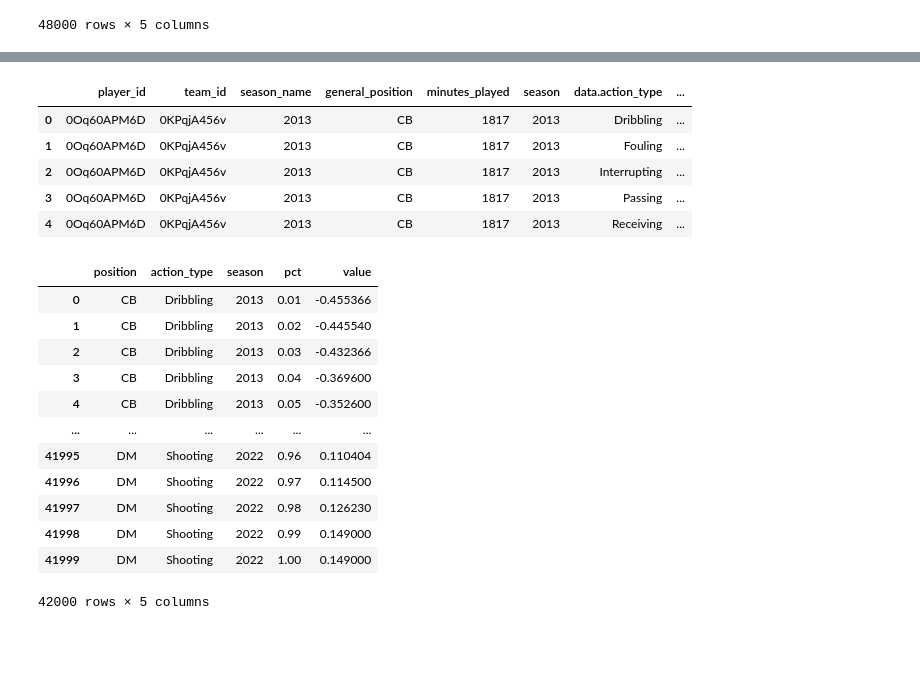
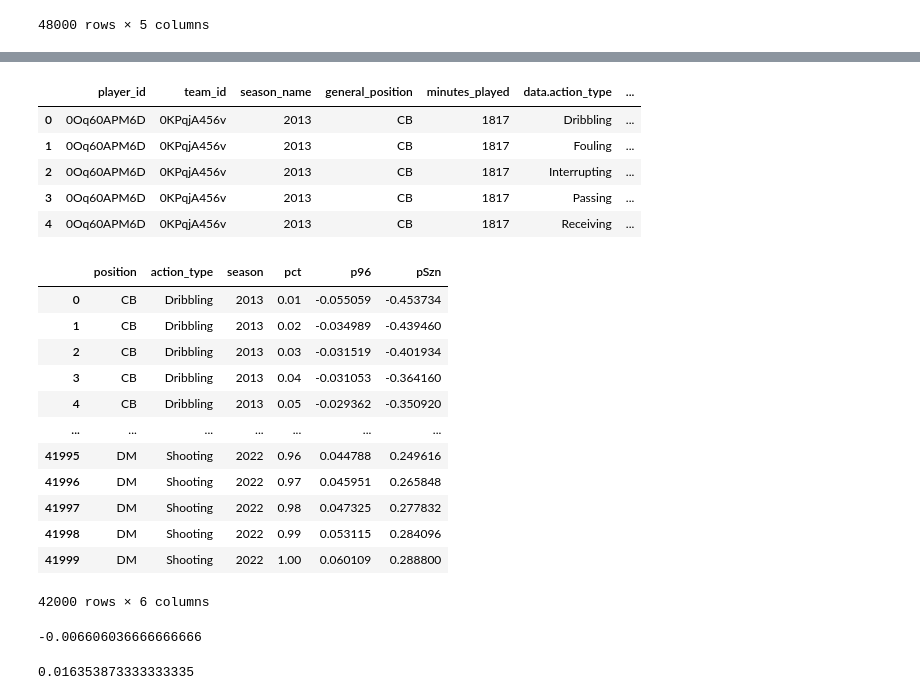
Before and after one commit to akeaswaran/goalsadded-data, a Jupyter notebook: ASA Tinkering.ipynb, the cells around one changed output, grey strips where cells are left out. Cells and saved outputs as stored; diff of their text form; code cells hidden in the pictures; blank space fills up the shorter version.

```diff
--- a/ASA Tinkering.ipynb
+++ b/ASA Tinkering.ipynb
@@ -1045,7 +1045,7 @@ def percentiles(position, action_type, year):
         #print(f"no data for Combo of {position} / {action_type}")
         return pd.DataFrame()
 
-    data = slice_gplus["data.goals_added_raw"]
+    data = slice_gplus["data.goals_added_raw"] * 96 / slice_gplus["minutes_played"]
     return pd.DataFrame({ "position" : position, "action_type" : action_type, "season" : year, "pct" : base_range, "value" : data.quantile(base_range)})
 
 
@@ -1267,12 +1267,10 @@ for yr in seasons:
     print(f"Grabbing {yr}")
     url = f"https://app.americansocceranalysis.com/api/v1/mls/players/goals-added?season_name={yr}&split_by_teams=true&split_by_seasons=true"
     tmp = pd.read_json(url)
-    tmp['season'] = yr
 
     print(f"Grabbing GK {yr}")
     gk_url = f"https://app.americansocceranalysis.com/api/v1/mls/goalkeepers/goals-added?season_name={yr}&split_by_teams=true&split_by_seasons=true"
-    tmp_gk = pd.read_json(url)
-    tmp_gk['season'] = yr
+    tmp_gk = pd.read_json(gk_url)
 
     gplus_data = gplus_data.append(tmp, ignore_index=True)
     gplus_data = gplus_data.append(tmp_gk, ignore_index=True)
@@ -1318,46 +1316,48 @@ gplus_expl_flat = pd.json_normalize(json_gk_expl_txt)
 gplus_expl_flat.to_csv('./season-g+.csv', index=False)
 gplus_expl_flat.head()
 # %% [output]
-|  | player_id | team_id | season_name | general_position | minutes_played | season | data.action_type | ... |
-| 0 | 0Oq60APM6D | 0KPqjA456v | 2013 | CB | 1817 | 2013 | Dribbling | ... |
-| 1 | 0Oq60APM6D | 0KPqjA456v | 2013 | CB | 1817 | 2013 | Fouling | ... |
-| 2 | 0Oq60APM6D | 0KPqjA456v | 2013 | CB | 1817 | 2013 | Interrupting | ... |
-| 3 | 0Oq60APM6D | 0KPqjA456v | 2013 | CB | 1817 | 2013 | Passing | ... |
-| 4 | 0Oq60APM6D | 0KPqjA456v | 2013 | CB | 1817 | 2013 | Receiving | ... |
+|  | player_id | team_id | season_name | general_position | minutes_played | data.action_type | ... |
+| 0 | 0Oq60APM6D | 0KPqjA456v | 2013 | CB | 1817 | Dribbling | ... |
+| 1 | 0Oq60APM6D | 0KPqjA456v | 2013 | CB | 1817 | Fouling | ... |
+| 2 | 0Oq60APM6D | 0KPqjA456v | 2013 | CB | 1817 | Interrupting | ... |
+| 3 | 0Oq60APM6D | 0KPqjA456v | 2013 | CB | 1817 | Passing | ... |
+| 4 | 0Oq60APM6D | 0KPqjA456v | 2013 | CB | 1817 | Receiving | ... |
 # %%
+import numpy as np
 def percentiles(position, action_type, year):
-    slice_gplus = gplus_expl_flat[(gplus_expl_flat.general_position == position) & (gplus_expl_flat["data.action_type"] == action_type) & (gplus_expl_flat.season == year)]
+    slice_gplus = gplus_expl_flat[(gplus_expl_flat.general_position == position) & (gplus_expl_flat["data.action_type"] == action_type) & (gplus_expl_flat.season_name == year)]
     if (len(slice_gplus) == 0):
         #print(f"no data for Combo of {position} / {action_type}")
         return pd.DataFrame()
 
     data = slice_gplus["data.goals_added_raw"]
-    return pd.DataFrame({ "position" : position, "action_type" : action_type, "season" : year, "pct" : base_range, "value" : data.quantile(base_range)})
+    adj_data = data * 96 / slice_gplus["minutes_played"]
+    return pd.DataFrame({ "position" : position, "action_type" : action_type, "season" : year, "pct" : base_range, "p96" : adj_data.quantile(base_range), "pSzn" : data.quantile(base_range)})
 
 base_range = np.linspace(0.01, 1.00, 100)
-years = gplus_expl_flat["season"].unique().tolist()
+years = gplus_expl_flat["season_name"].unique().tolist()
 action_types = gplus_expl_flat["data.action_type"].unique().tolist()
 positions = gplus_expl_flat["general_position"].unique().tolist()
 percentile_composite = pd.DataFrame()
 for t in action_types:
     for p in positions:
         for y in years:
             df = percentiles(p, t, y)
             percentile_composite = percentile_composite.append(df, ignore_index=True)
 
 percentile_composite
 # %% [output]
-|  | position | action_type | season | pct | value |
-| 0 | CB | Dribbling | 2013 | 0.01 | -0.455366 |
-| 1 | CB | Dribbling | 2013 | 0.02 | -0.445540 |
-| 2 | CB | Dribbling | 2013 | 0.03 | -0.432366 |
-| 3 | CB | Dribbling | 2013 | 0.04 | -0.369600 |
-| 4 | CB | Dribbling | 2013 | 0.05 | -0.352600 |
-| ... | ... | ... | ... | ... | ... |
-| 41995 | DM | Shooting | 2022 | 0.96 | 0.110404 |
-| 41996 | DM | Shooting | 2022 | 0.97 | 0.114500 |
-| 41997 | DM | Shooting | 2022 | 0.98 | 0.126230 |
-| 41998 | DM | Shooting | 2022 | 0.99 | 0.149000 |
-| 41999 | DM | Shooting | 2022 | 1.00 | 0.149000 |
+|  | position | action_type | season | pct | p96 | pSzn |
+| 0 | CB | Dribbling | 2013 | 0.01 | -0.055059 | -0.453734 |
+| 1 | CB | Dribbling | 2013 | 0.02 | -0.034989 | -0.439460 |
+| 2 | CB | Dribbling | 2013 | 0.03 | -0.031519 | -0.401934 |
+| 3 | CB | Dribbling | 2013 | 0.04 | -0.031053 | -0.364160 |
+| 4 | CB | Dribbling | 2013 | 0.05 | -0.029362 | -0.350920 |
+| ... | ... | ... | ... | ... | ... | ... |
+| 41995 | DM | Shooting | 2022 | 0.96 | 0.044788 | 0.249616 |
+| 41996 | DM | Shooting | 2022 | 0.97 | 0.045951 | 0.265848 |
+| 41997 | DM | Shooting | 2022 | 0.98 | 0.047325 | 0.277832 |
+| 41998 | DM | Shooting | 2022 | 0.99 | 0.053115 | 0.284096 |
+| 41999 | DM | Shooting | 2022 | 1.00 | 0.060109 | 0.288800 |
-42000 rows × 5 columns
+42000 rows × 6 columns
 # %%
@@ -1364,0 +1365,10 @@ percentile_composite.to_csv('./season-g+-pct.csv', index=False)
+# %%
+import pandas as pd
+percentile_composite = pd.read_csv('./data/season-g+-pct.csv')
+percentile_composite[percentile_composite.position == 'GK'].value.quantile(0.08) / 96
+# %% [output]
+-0.006606036666666666
+# %%
+percentile_composite[percentile_composite.position == 'GK'].value.quantile(0.92) / 96
+# %% [output]
+0.016353873333333335
```
Also changed, not shown: parts of 3 cells of this notebook, 2 other files.
